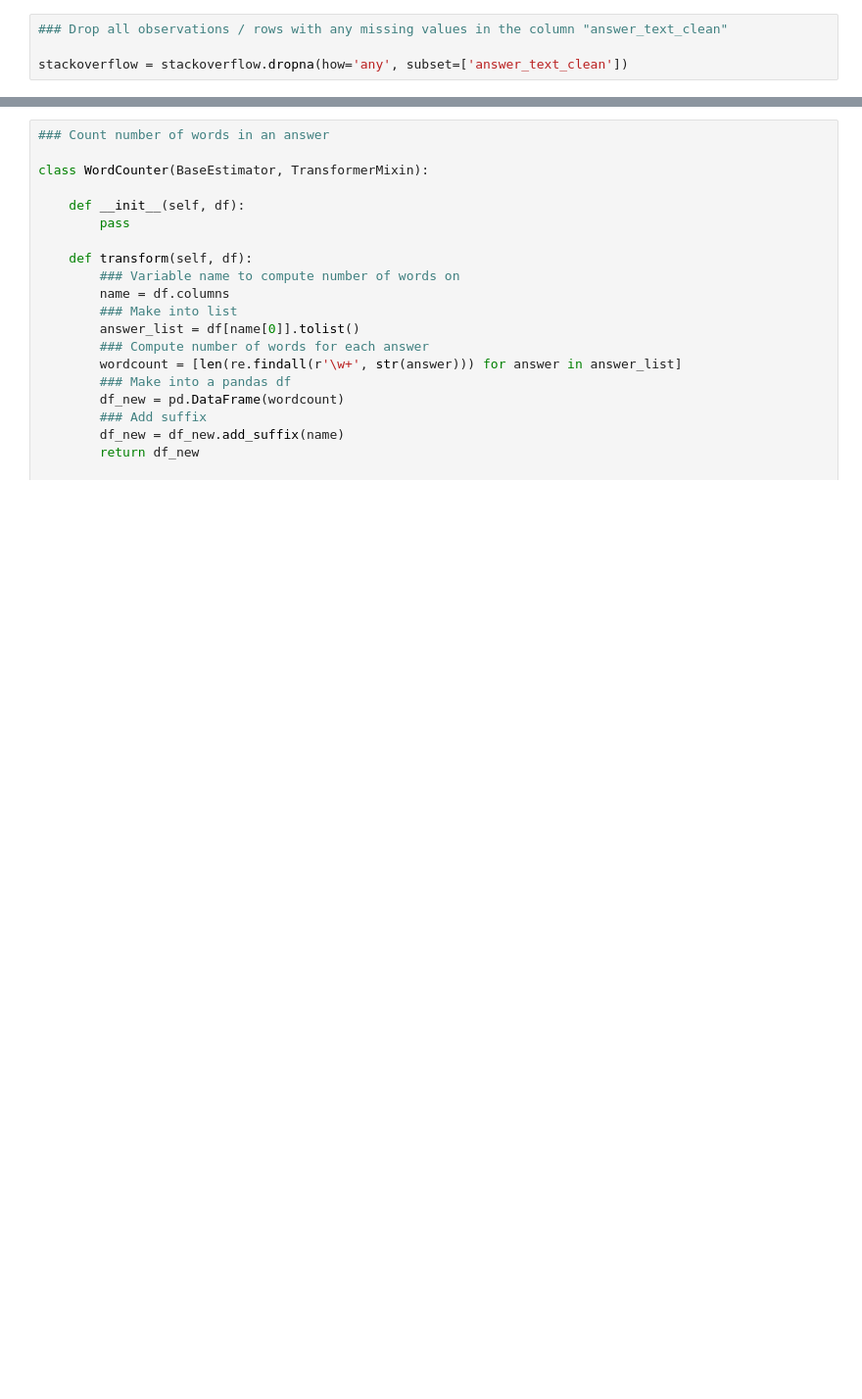
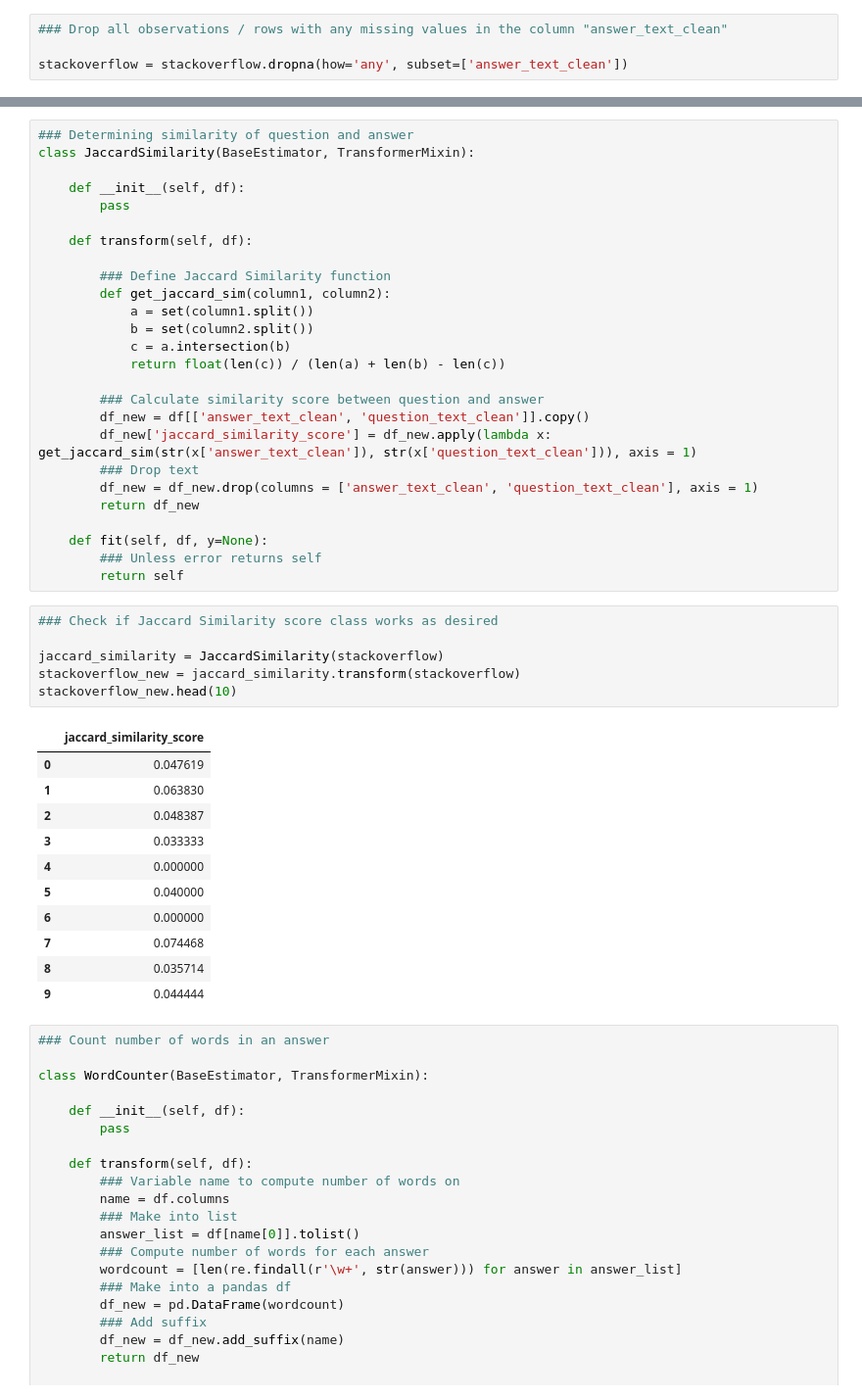
Before and after one commit to HDMax93/FrauenLoop_NLP_Project_2020, a Jupyter notebook: src/feature_extraction/feature_extraction.ipynb, the cells around one changed output, grey strips where cells are left out. Shown at 98% size. Saved outputs shown, nothing was run; the diff lists cells and outputs as text; blank space fills up the shorter version.

```diff
--- a/src/feature_extraction/feature_extraction.ipynb
+++ b/src/feature_extraction/feature_extraction.ipynb
@@ -87,3 +134,47 @@ stackoverflow.head()
+# %%
+### Determining similarity of question and answer
+class JaccardSimilarity(BaseEstimator, TransformerMixin):
+
+    def __init__(self, df):
+        pass
+
+    def transform(self, df):
+
+        ### Define Jaccard Similarity function
+        def get_jaccard_sim(column1, column2):
+            a = set(column1.split())
+            b = set(column2.split())
+            c = a.intersection(b)
+            return float(len(c)) / (len(a) + len(b) - len(c))
+
+        ### Calculate similarity score between question and answer
+        df_new = df[['answer_text_clean', 'question_text_clean']].copy()
+        df_new['jaccard_similarity_score'] = df_new.apply(lambda x: get_jaccard_sim(str(x['answer_text_clean']), str(x['question_text_clean'])), axis = 1)
+        ### Drop text
+        df_new = df_new.drop(columns = ['answer_text_clean', 'question_text_clean'], axis = 1)
+        return df_new
+
+    def fit(self, df, y=None):
+        ### Unless error returns self
+        return self
+# %%
+### Check if Jaccard Similarity score class works as desired
+
+jaccard_similarity = JaccardSimilarity(stackoverflow)
+stackoverflow_new = jaccard_similarity.transform(stackoverflow)
+stackoverflow_new.head(10)
+# %% [output]
+|  | jaccard_similarity_score |
+| 0 | 0.047619 |
+| 1 | 0.063830 |
+| 2 | 0.048387 |
+| 3 | 0.033333 |
+| 4 | 0.000000 |
+| 5 | 0.040000 |
+| 6 | 0.000000 |
+| 7 | 0.074468 |
+| 8 | 0.035714 |
+| 9 | 0.044444 |
 # %%
 ### Count number of words in an answer
 
```
Also changed, not shown: parts of 6 cells of this notebook, 2 other files.
